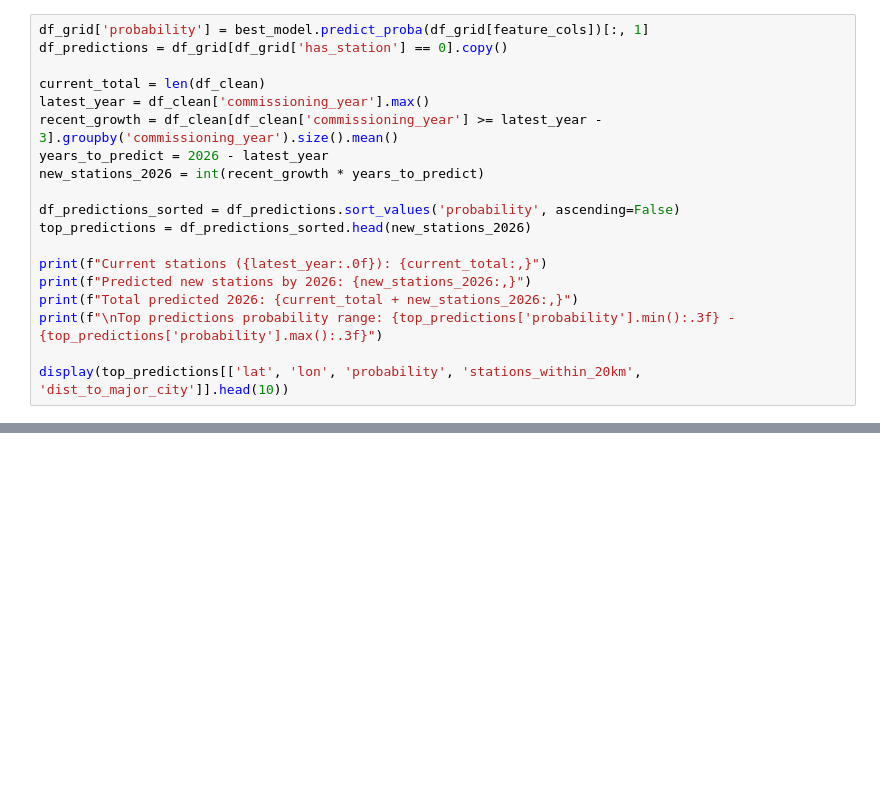
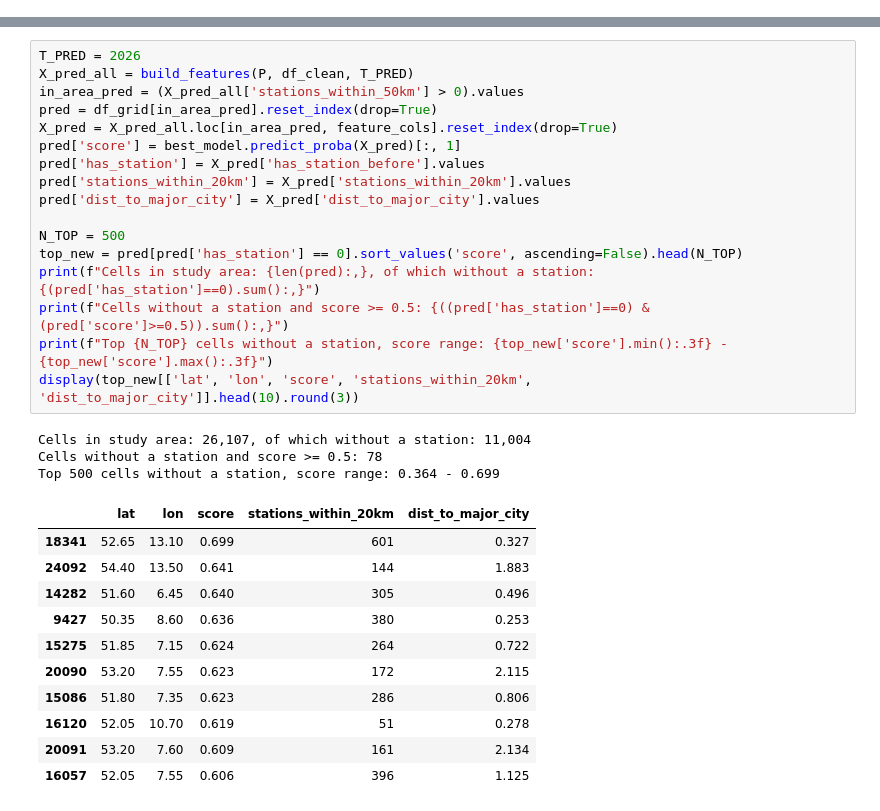
Before and after one commit to Elanus22/data-science, a Jupyter notebook: Charging Station_Location_Prediction.ipynb, the cells around one changed output, grey strips where cells are left out. Cells and saved outputs as stored; diff of their text form; blank space fills up the shorter version.

```diff
--- a/Charging Station_Location_Prediction.ipynb
+++ b/Charging Station_Location_Prediction.ipynb
@@ -350,19 +395,0 @@ plt.show()
-# %%
-df_grid['probability'] = best_model.predict_proba(df_grid[feature_cols])[:, 1]
-df_predictions = df_grid[df_grid['has_station'] == 0].copy()
-
-current_total = len(df_clean)
-latest_year = df_clean['commissioning_year'].max()
-recent_growth = df_clean[df_clean['commissioning_year'] >= latest_year - 3].groupby('commissioning_year').size().mean()
-years_to_predict = 2026 - latest_year
-new_stations_2026 = int(recent_growth * years_to_predict)
-
-df_predictions_sorted = df_predictions.sort_values('probability', ascending=False)
-top_predictions = df_predictions_sorted.head(new_stations_2026)
-
-print(f"Current stations ({latest_year:.0f}): {current_total:,}")
-print(f"Predicted new stations by 2026: {new_stations_2026:,}")
-print(f"Total predicted 2026: {current_total + new_stations_2026:,}")
-print(f"\nTop predictions probability range: {top_predictions['probability'].min():.3f} - {top_predictions['probability'].max():.3f}")
-
-display(top_predictions[['lat', 'lon', 'probability', 'stations_within_20km', 'dist_to_major_city']].head(10))
@@ -386,3 +401,35 @@ Top predictions probability range: 0.000 - 0.996
+# %%
+T_PRED = 2026
+X_pred_all = build_features(P, df_clean, T_PRED)
+in_area_pred = (X_pred_all['stations_within_50km'] > 0).values
+pred = df_grid[in_area_pred].reset_index(drop=True)
+X_pred = X_pred_all.loc[in_area_pred, feature_cols].reset_index(drop=True)
+pred['score'] = best_model.predict_proba(X_pred)[:, 1]
+pred['has_station'] = X_pred['has_station_before'].values
+pred['stations_within_20km'] = X_pred['stations_within_20km'].values
+pred['dist_to_major_city'] = X_pred['dist_to_major_city'].values
+
+N_TOP = 500
+top_new = pred[pred['has_station'] == 0].sort_values('score', ascending=False).head(N_TOP)
+print(f"Cells in study area: {len(pred):,}, of which without a station: {(pred['has_station']==0).sum():,}")
+print(f"Cells without a station and score >= 0.5: {((pred['has_station']==0) & (pred['score']>=0.5)).sum():,}")
+print(f"Top {N_TOP} cells without a station, score range: {top_new['score'].min():.3f} - {top_new['score'].max():.3f}")
+display(top_new[['lat', 'lon', 'score', 'stations_within_20km', 'dist_to_major_city']].head(10).round(3))
+# %% [output]
+Cells in study area: 26,107, of which without a station: 11,004
+Cells without a station and score >= 0.5: 78
+Top 500 cells without a station, score range: 0.364 - 0.699
+|  | lat | lon | score | stations_within_20km | dist_to_major_city |
+| 18341 | 52.65 | 13.10 | 0.699 | 601 | 0.327 |
+| 24092 | 54.40 | 13.50 | 0.641 | 144 | 1.883 |
+| 14282 | 51.60 | 6.45 | 0.640 | 305 | 0.496 |
+| 9427 | 50.35 | 8.60 | 0.636 | 380 | 0.253 |
+| 15275 | 51.85 | 7.15 | 0.624 | 264 | 0.722 |
+| 20090 | 53.20 | 7.55 | 0.623 | 172 | 2.115 |
+| 15086 | 51.80 | 7.35 | 0.623 | 286 | 0.806 |
+| 16120 | 52.05 | 10.70 | 0.619 | 51 | 0.278 |
+| 20091 | 53.20 | 7.60 | 0.609 | 161 | 2.134 |
+| 16057 | 52.05 | 7.55 | 0.606 | 396 | 1.125 |
 # %%
 fig, axes = plt.subplots(1, 2, figsize=(18, 8))
 
```
Also changed, not shown: parts of 23 cells of this notebook, 5 other files.
